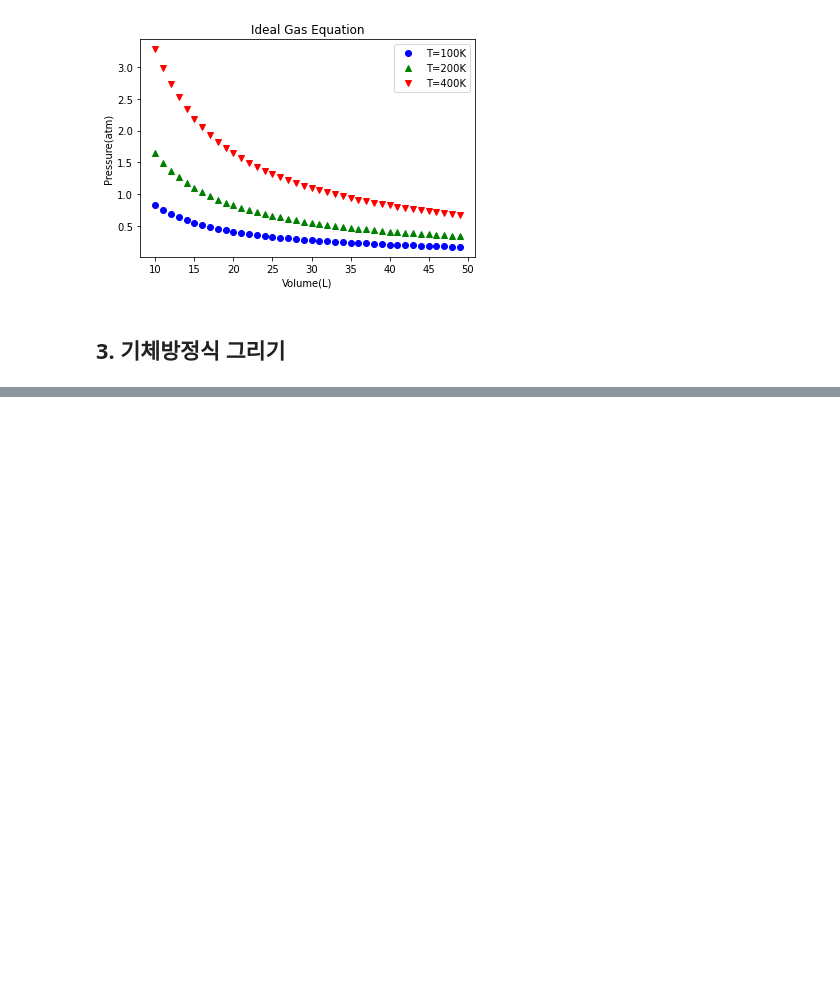
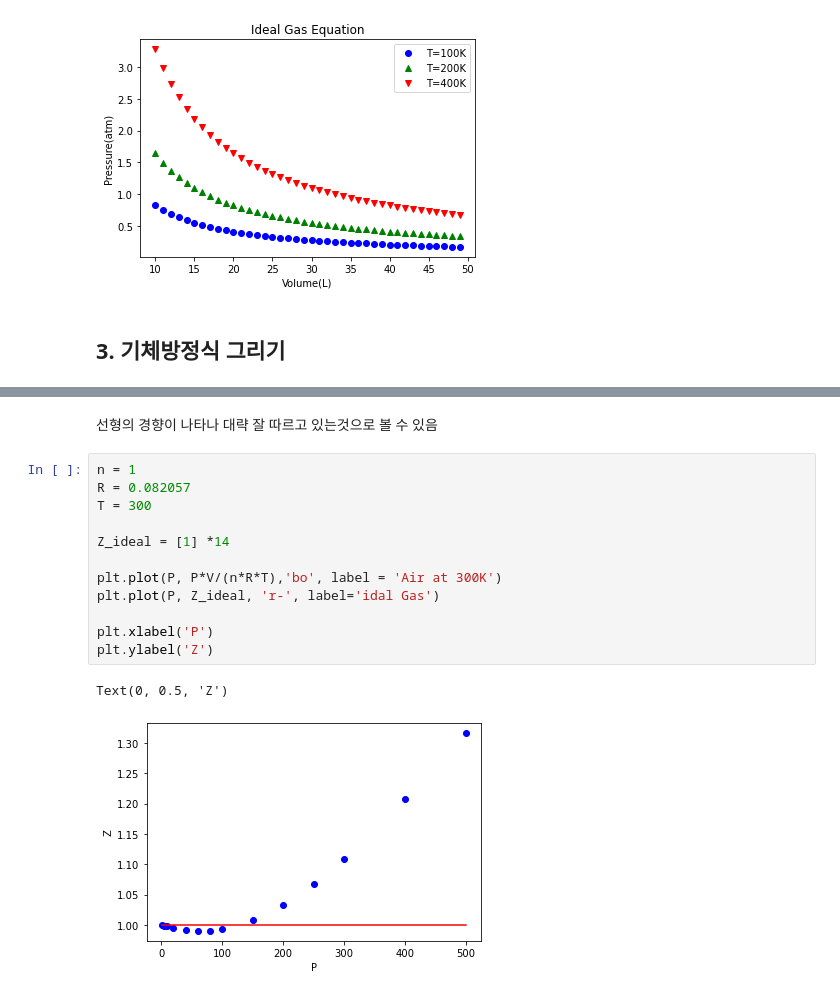
Before and after one commit to BrainNim/Study, a Jupyter notebook: K-MOOC/코딩으로 배우는 일반화학/week_2.ipynb, the cells around one changed output, grey strips where cells are left out. Saved outputs shown, nothing was run; the diff lists cells and outputs as text; blank space fills up the shorter version.

```diff
--- a/K-MOOC/코딩으로 배우는 일반화학/week_2.ipynb
+++ b/K-MOOC/코딩으로 배우는 일반화학/week_2.ipynb
@@ -96,0 +121,17 @@ V = np.array([])
+# %% [markdown]
+선형의 경향이 나타나 대략 잘 따르고 있는것으로 볼 수 있음
+# %%
+n = 1
+R = 0.082057
+T = 300
+
+Z_ideal = [1] *14
+
+plt.plot(P, P*V/(n*R*T),'bo', label = 'Air at 300K')
+plt.plot(P, Z_ideal, 'r-', label='idal Gas')
+
+plt.xlabel('P')
+plt.ylabel('Z')
+# %% [output]
+Text(0, 0.5, 'Z')
+[figure, added]
```
Also changed, not shown: parts of 12 cells of this notebook.
